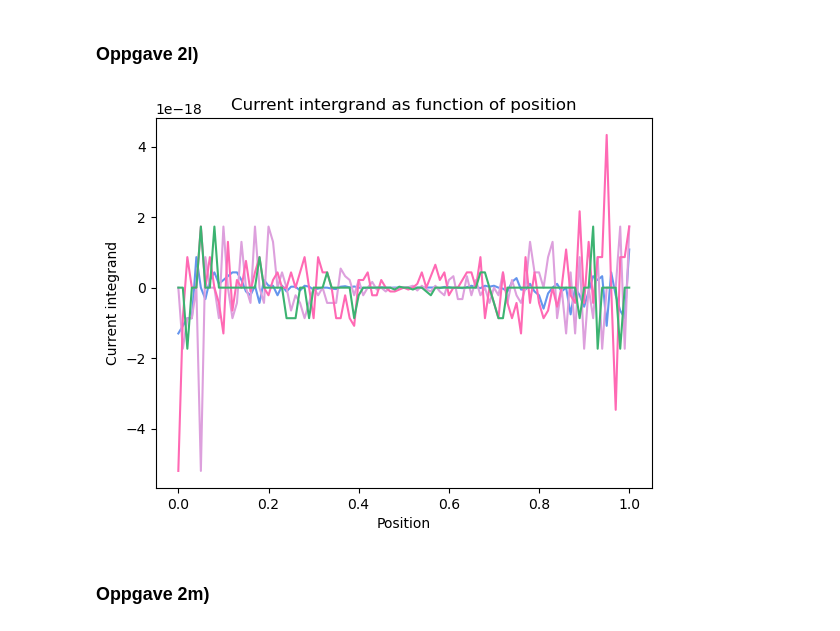
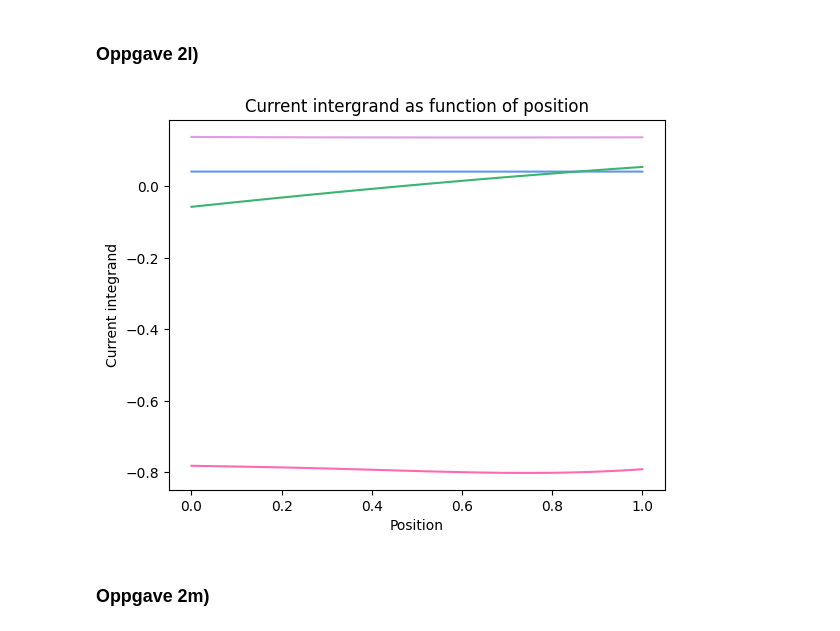
Before and after one commit to cfure3-svg/prosjekt3, a Jupyter notebook: prosjekt3_1504.ipynb, the cells around one changed output. Drawn from its saved outputs; the diff is of its cells as text; code cells hidden in the pictures.

```diff
--- a/prosjekt3_1504.ipynb
+++ b/prosjekt3_1504.ipynb
@@ -659,7 +659,9 @@ def gamma_R_tilde( phi_R):
 
 
 def bc_superleder(v_left, v_right):
-     # Randverdiene på venstre kant
+    global phi_L
+    global phi_R
+    # Randverdiene på venstre kant
     gamma_0, gamma_tilde_0, omega_0, omega_tilde_0 = vector_to_matrices(v_left)
 
     # Randverdiene på høyre kant
@@ -668,17 +670,17 @@ def bc_superleder(v_left, v_right):
     global l
     zeta = 3
 
-    N_L = np.linalg.inv(np.identity(2)-gamma_L(0)@gamma_L_tilde(0))
-    N_L_tilde = np.linalg.inv(np.identity(2)-gamma_L_tilde(0)@gamma_L(0))
+    N_L = np.linalg.inv(np.identity(2)-gamma_L(phi_L)@gamma_L_tilde(phi_L))
+    N_L_tilde = np.linalg.inv(np.identity(2)-gamma_L_tilde(phi_L)@gamma_L(phi_L))
 
-    N_R = np.linalg.inv(np.identity(2)-gamma_R(0)@gamma_R_tilde(0))
-    N_R_tilde = np.linalg.inv(np.identity(2)-gamma_R_tilde(0)@gamma_R(0))
+    N_R = np.linalg.inv(np.identity(2)-gamma_R(phi_R)@gamma_R_tilde(phi_R))
+    N_R_tilde = np.linalg.inv(np.identity(2)-gamma_R_tilde(phi_R)@gamma_R(phi_R))
 
-    likning_13 = omega_0 + 1/(zeta*l) * (np.identity(2)-gamma_0@gamma_L_tilde(0)) @ N_L @(gamma_L(0)-gamma_0)
-    likning_14 = omega_tilde_0 + 1/(zeta*l) * (np.identity(2)-gamma_tilde_0@gamma_L(0)) @ N_L_tilde @(gamma_L_tilde(0)-gamma_tilde_0)
+    likning_13 = omega_0 + 1/(zeta*l) * (np.identity(2)-gamma_0@gamma_L_tilde(phi_L)) @ N_L @(gamma_L(phi_L)-gamma_0)
+    likning_14 = omega_tilde_0 + 1/(zeta*l) * (np.identity(2)-gamma_tilde_0@gamma_L(phi_L)) @ N_L_tilde @(gamma_L_tilde(phi_L)-gamma_tilde_0)
 
-    likning_15 = omega_l - 1/(zeta*l) * (np.identity(2)-gamma_l@gamma_R_tilde(0)) @ N_R @(gamma_R(0)-gamma_l)
-    likning_16 = omega_tilde_l - 1/(zeta*l) * (np.identity(2)-gamma_tilde_l@gamma_R(0)) @ N_R_tilde @(gamma_R_tilde(0)-gamma_tilde_l)
+    likning_15 = omega_l - 1/(zeta*l) * (np.identity(2)-gamma_l@gamma_R_tilde(phi_R)) @ N_R @(gamma_R(phi_R)-gamma_l)
+    likning_16 = omega_tilde_l - 1/(zeta*l) * (np.identity(2)-gamma_tilde_l@gamma_R(phi_R)) @ N_R_tilde @(gamma_R_tilde(phi_R)-gamma_tilde_l)
 
     return matrices_to_vector(likning_13, likning_14, likning_15, likning_16)
 # %% [markdown]
@@ -756,37 +760,42 @@ def calculate_intergrand():
         green_function = np.block([
             [2*N - np.identity(2),        2*N @ gamma],
             [-2*N_tilde @ gamma_tilde,   -2*N_tilde + np.identity(2)]])
 
         d_N_dx = N @ (omega @ gamma_tilde + gamma @ omega_tilde)@ N
 
-        d_N_tilde_dx = N_tilde @ (omega_tilde @ gamma + gamma_tilde @ omega_tilde) @ N_tilde
+        d_N_tilde_dx = N_tilde @ (omega_tilde @ gamma + gamma_tilde @ omega) @ N_tilde
 
-        d_green_dx = np.block([
+        d_green_dx = 2*np.block([
         [d_N_dx, N@ omega + (d_N_dx)@ gamma],
-        [-N_tilde @ omega_tilde - (d_N_tilde_dx @ omega_tilde), - d_N_tilde_dx]])
+        [-N_tilde @ omega_tilde - (d_N_tilde_dx @ gamma_tilde), - d_N_tilde_dx]])
 
-        current = np.real(np.trace(green_function @ d_green_dx - d_green_dx @ green_function))
+        rho = np.block([
+        [np.identity(2),        np.zeros((2,2))],
+        [np.zeros((2,2)),   -np.identity(2)]])
+
+        current = np.real(np.trace(rho@(green_function @ d_green_dx - d_green_dx @ green_function)))
         current_list.append(current)
 
     return current_list
 
 
 
 
 l = 1
 
 epsilon = [2,1.5,0.5,0]
 color_list = ["cornflowerblue", "plum", "hotpink", "mediumseagreen"]
 
 for index, e in enumerate(epsilon):
     current_list = calculate_intergrand()
+
     plt.plot(x, current_list, color = color_list[index])
     plt.ylabel("Current integrand")
     plt.xlabel("Position")
     plt.title("Current intergrand as function of position")
 
 plt.show()
 # %% [output]
-[figure, old version]
+[figure, new version]
 # %% [markdown]
 ### Oppgave 2m)
```
Also changed, not shown: parts of 4 cells of this notebook.
